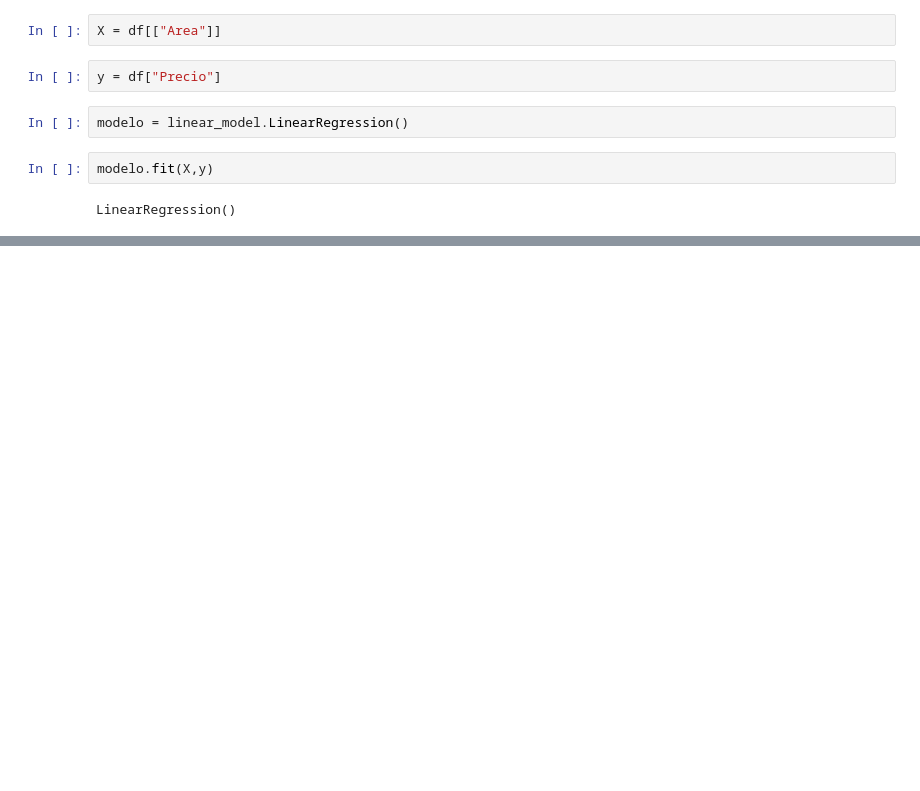
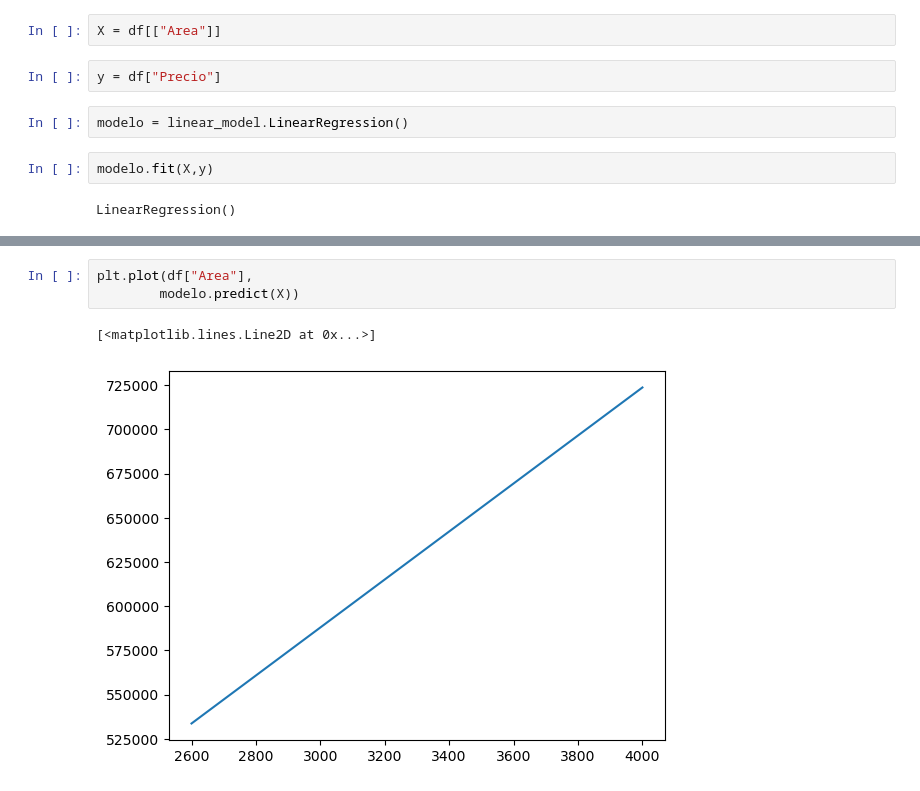
Before and after one commit to Leonel58/MACHINE_LEARNING_PYTHON, a Jupyter notebook: APRENDIZAJE SUPERVISADO/REGRESION LINEAL SIMPLE.ipynb, the cells around one changed output, grey strips where cells are left out. Saved outputs shown, nothing was run; the diff lists cells and outputs as text; blank space fills up the shorter version.

```diff
--- a/APRENDIZAJE SUPERVISADO/REGRESION LINEAL SIMPLE.ipynb
+++ b/APRENDIZAJE SUPERVISADO/REGRESION LINEAL SIMPLE.ipynb
@@ -26,0 +31,6 @@ LinearRegression()
+# %%
+plt.plot(df["Area"],
+        modelo.predict(X))
+# %% [output]
+[<matplotlib.lines.Line2D at 0x...>]
+[figure, added]
```
Also changed, not shown: parts of 4 cells of this notebook.
